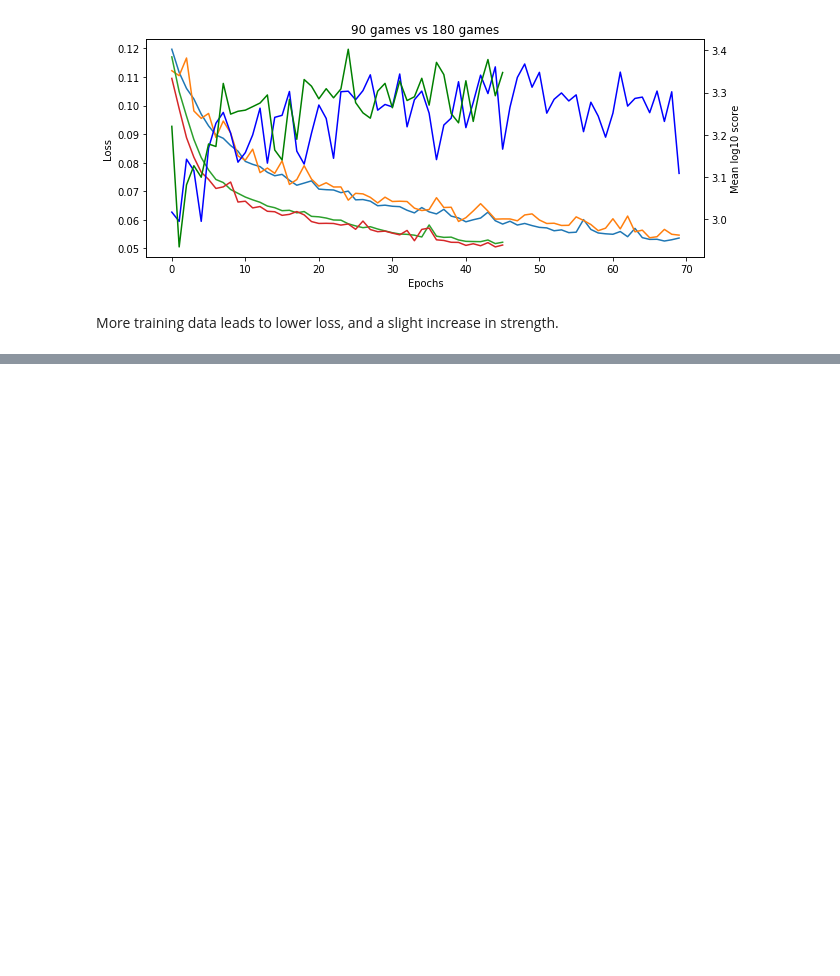
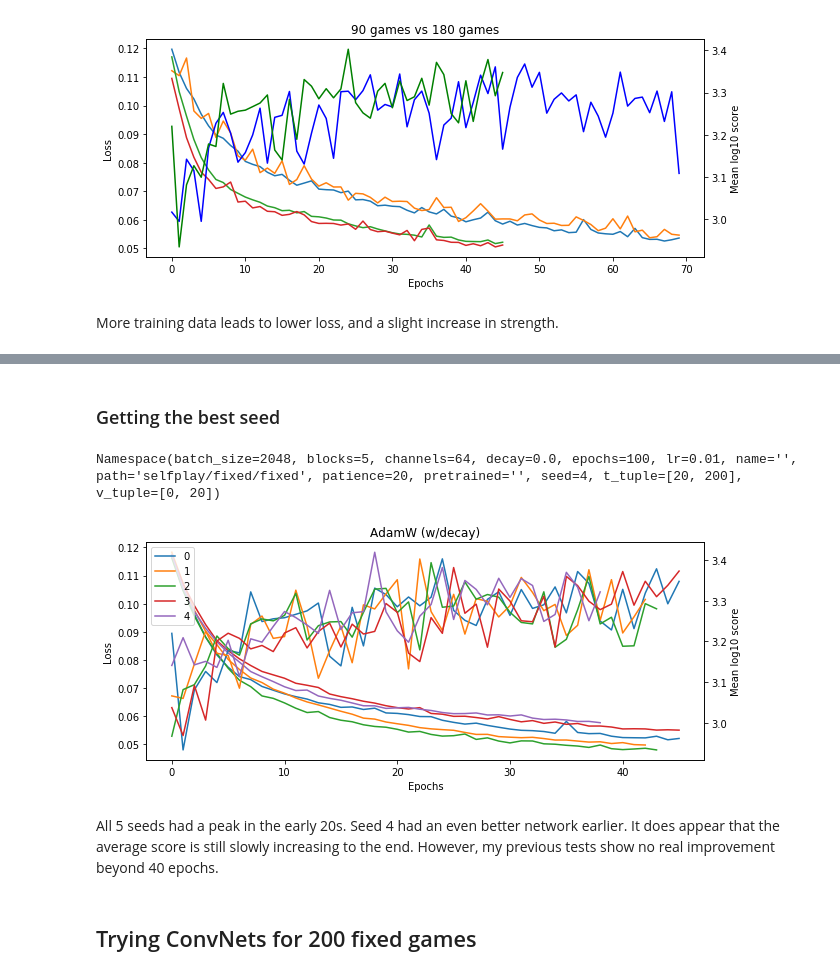
Before and after one commit to fqjin/2048NN, a Jupyter notebook: notebooks/training_logs.ipynb, the cells around one changed output, grey strips where cells are left out. Cells and saved outputs as stored; diff of their text form; code cells hidden in the pictures; blank space fills up the shorter version.

```diff
--- a/notebooks/training_logs.ipynb
+++ b/notebooks/training_logs.ipynb
@@ -363,0 +394,33 @@ More training data leads to lower loss, and a slight increase in strength.
+# %% [markdown]
+### Getting the best seed
+# %%
+fig, ax1 = plt.subplots(figsize=(10, 4))
+ax2 = ax1.twinx()
+
+base_name = '20200121/20_200_c64b5_p20_bs2048lr0.01d0.0_s{}.npz'
+for s in range(5):
+    logs0 = np.load(base_name.format(s), allow_pickle=True)
+    t_loss0 = logs0['t_loss']
+    # v_loss0 = logs0['v_loss']
+    scores0 = logs0['log_scores']
+    epochs0 = np.arange(len(t_loss0))
+
+    ax1.plot(epochs0, t_loss0)
+    ax2.plot(epochs0, scores0)
+
+ax1.set_xlabel('Epochs')
+ax1.set_ylabel('Loss')
+ax2.set_xlabel('Epochs')
+ax2.set_ylabel('Mean log10 score')
+plt.legend(list(range(5)))
+plt.title('AdamW (w/decay)')
+
+print(logs0['params'])
+plt.show()
+# %% [output]
+Namespace(batch_size=2048, blocks=5, channels=64, decay=0.0, epochs=100, lr=0.01, name='', path='selfplay/fixed/fixed', patience=20, pretrained='', seed=4, t_tuple=[20, 200], v_tuple=[0, 20])
+[figure, added]
+# %% [markdown]
+All 5 seeds had a peak in the early 20s. Seed 4 had an even better network earlier. It does appear that the average score is still slowly increasing to the end. However, my previous tests show no real improvement beyond 40 epochs.
+# %% [markdown]
+## Trying ConvNets for 200 fixed games
```
Also changed, not shown: parts of 1 cell of this notebook, 2 other files.
